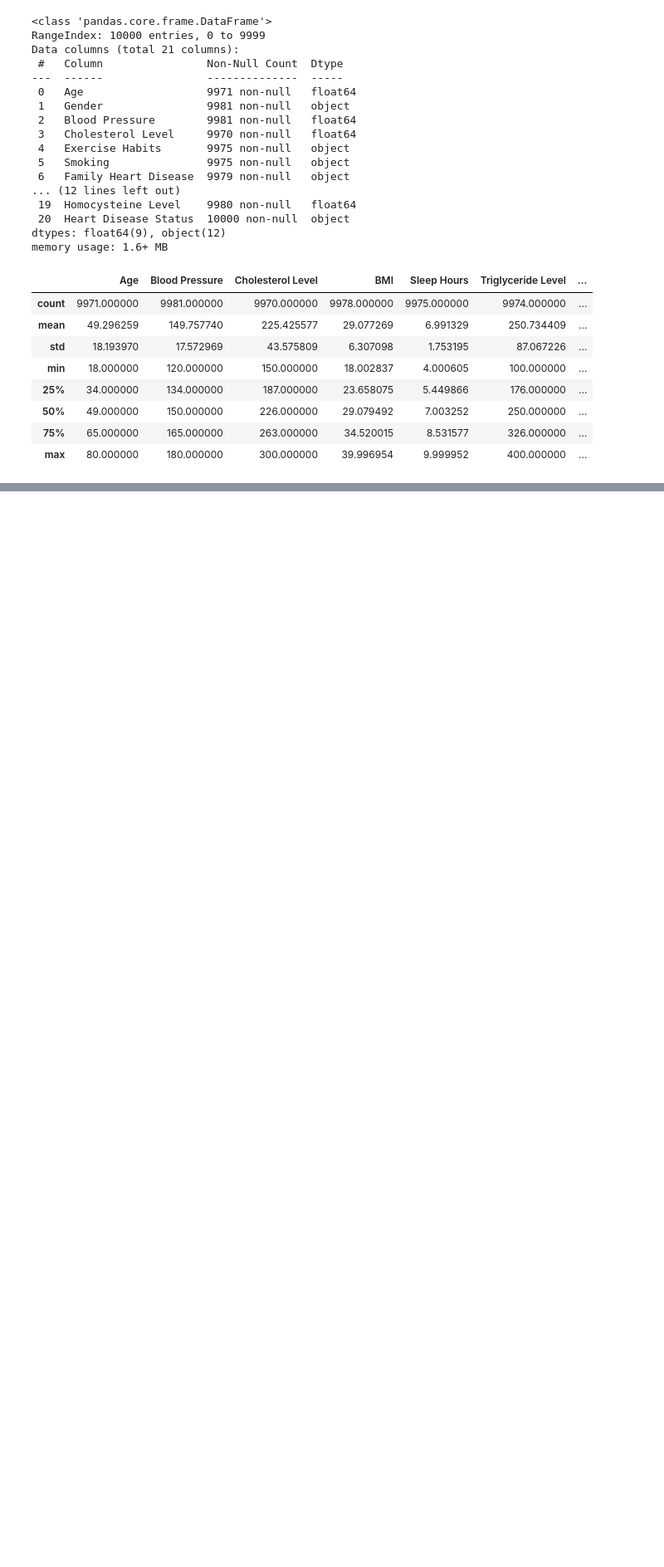
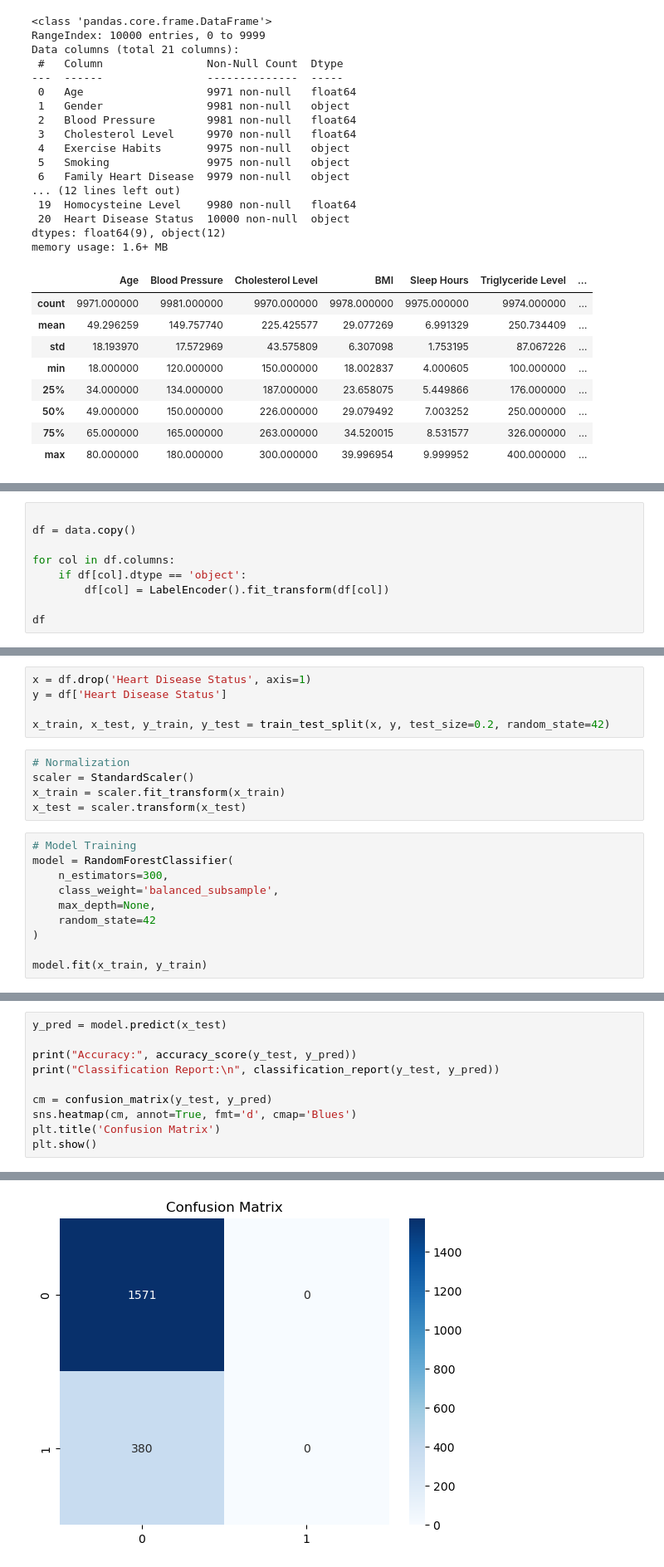
Before and after one commit to PrivanzaWisnu/Heart-Disease-Analytics, a Jupyter notebook: hd_analytics.ipynb, the cells around one changed output, grey strips where cells are left out. Shown at 83% size. Saved outputs shown, nothing was run; the diff lists cells and outputs as text; blank space fills up the shorter version.

```diff
--- a/hd_analytics.ipynb
+++ b/hd_analytics.ipynb
@@ -139,0 +150,9 @@ plt.show()
+# %%
+
+df = data.copy()
+
+for col in df.columns:
+    if df[col].dtype == 'object':
+        df[col] = LabelEncoder().fit_transform(df[col])
+
+df
@@ -139,0 +173,20 @@ plt.show()
+# %%
+x = df.drop('Heart Disease Status', axis=1)
+y = df['Heart Disease Status']
+
+x_train, x_test, y_train, y_test = train_test_split(x, y, test_size=0.2, random_state=42)
+# %%
+# Normalization
+scaler = StandardScaler()
+x_train = scaler.fit_transform(x_train)
+x_test = scaler.transform(x_test)
+# %%
+# Model Training
+model = RandomForestClassifier(
+    n_estimators=300,
+    class_weight='balanced_subsample',
+    max_depth=None,
+    random_state=42
+)
+
+model.fit(x_train, y_train)
@@ -139,0 +196,11 @@ plt.show()
+# %%
+y_pred = model.predict(x_test)
+
+print("Accuracy:", accuracy_score(y_test, y_pred))
+print("Classification Report:\n", classification_report(y_test, y_pred))
+
+cm = confusion_matrix(y_test, y_pred)
+sns.heatmap(cm, annot=True, fmt='d', cmap='Blues')
+plt.title('Confusion Matrix')
+plt.show()
+# %% [output]
@@ -139,0 +217 @@ plt.show()
+[figure, added]
```
Also changed, not shown: parts of 14 cells of this notebook, 1 other file.
